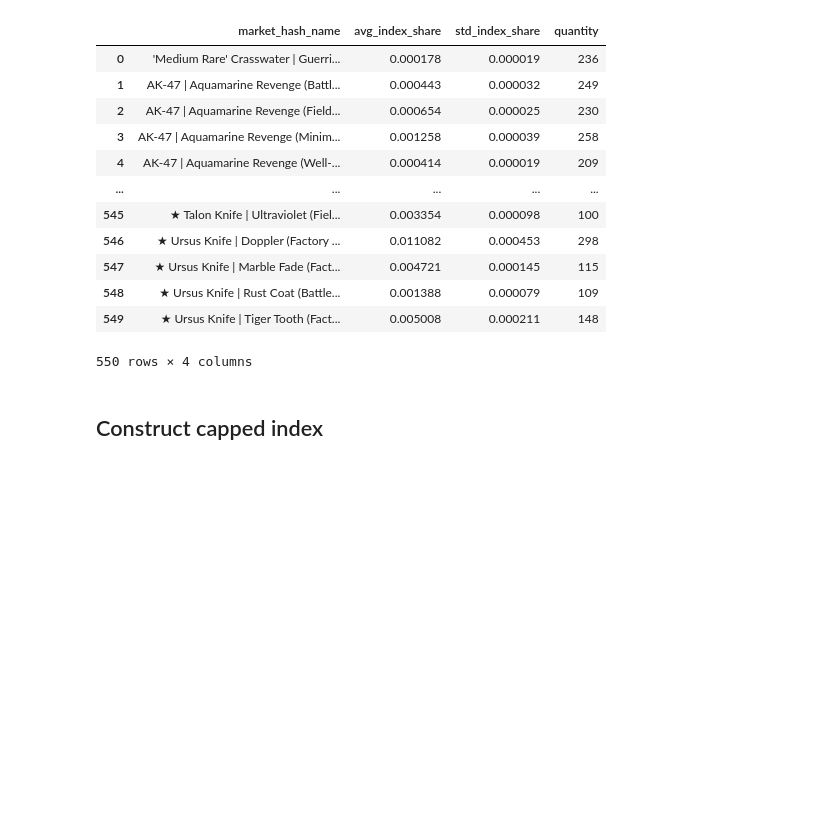
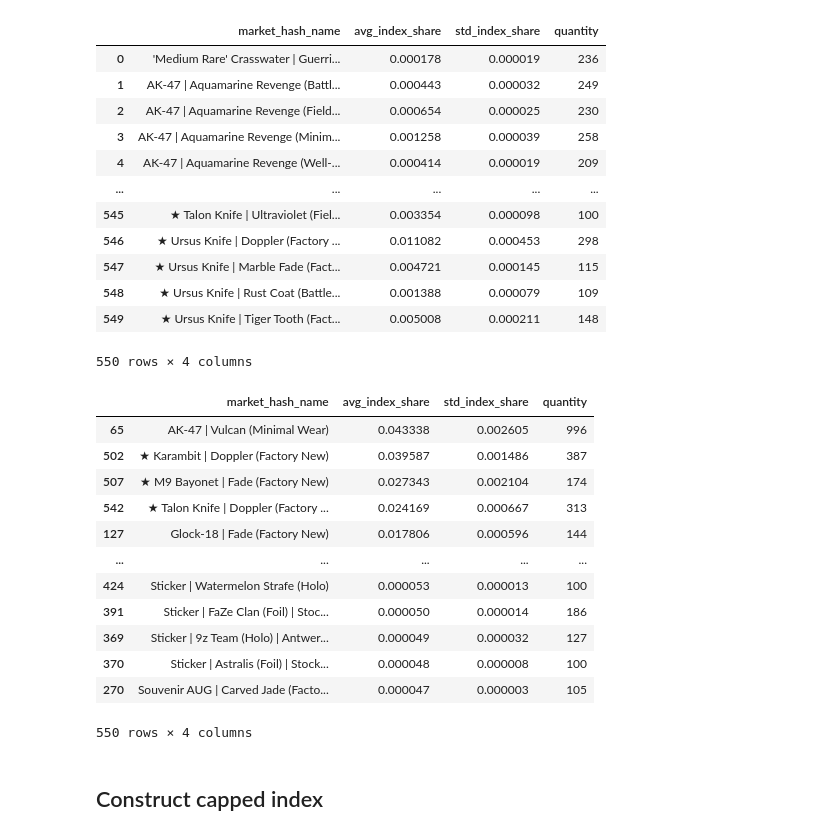
Before and after one commit to ijonas/siwa, a Jupyter notebook: eda/csgo.ipynb, the cells around one changed output. Cells and saved outputs as stored; diff of their text form; code cells hidden in the pictures; blank space fills up the shorter version.

```diff
--- a/eda/csgo.ipynb
+++ b/eda/csgo.ipynb
@@ -632,5 +547,21 @@ Number of products: 550
 | 548 | ★ Ursus Knife | Rust Coat (Battle... | 0.001388 | 0.000079 | 109 |
 | 549 | ★ Ursus Knife | Tiger Tooth (Fact... | 0.005008 | 0.000211 | 148 |
 550 rows × 4 columns
+# %%
+mapping.sort_values('avg_index_share', ascending=False)
+# %% [output]
+|  | market_hash_name | avg_index_share | std_index_share | quantity |
+| 65 | AK-47 | Vulcan (Minimal Wear) | 0.043338 | 0.002605 | 996 |
+| 502 | ★ Karambit | Doppler (Factory New) | 0.039587 | 0.001486 | 387 |
+| 507 | ★ M9 Bayonet | Fade (Factory New) | 0.027343 | 0.002104 | 174 |
+| 542 | ★ Talon Knife | Doppler (Factory ... | 0.024169 | 0.000667 | 313 |
+| 127 | Glock-18 | Fade (Factory New) | 0.017806 | 0.000596 | 144 |
+| ... | ... | ... | ... | ... |
+| 424 | Sticker | Watermelon Strafe (Holo) | 0.000053 | 0.000013 | 100 |
+| 391 | Sticker | FaZe Clan (Foil) | Stoc... | 0.000050 | 0.000014 | 186 |
+| 369 | Sticker | 9z Team (Holo) | Antwer... | 0.000049 | 0.000032 | 127 |
+| 370 | Sticker | Astralis (Foil) | Stock... | 0.000048 | 0.000008 | 100 |
+| 270 | Souvenir AUG | Carved Jade (Facto... | 0.000047 | 0.000003 | 105 |
+550 rows × 4 columns
 # %% [markdown]
 ## Construct capped index
```
Also changed, not shown: parts of 5 cells of this notebook.
